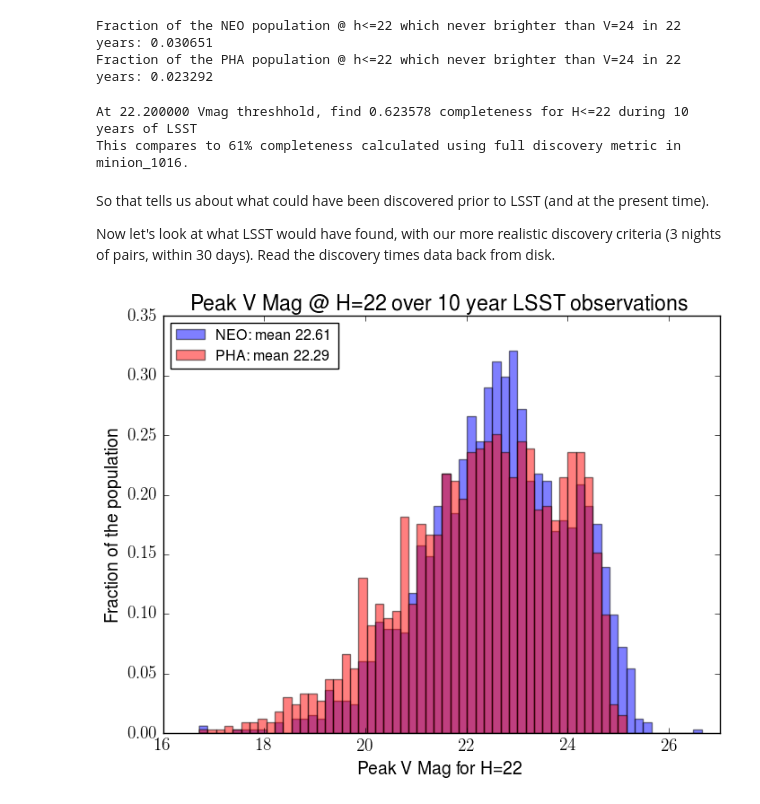
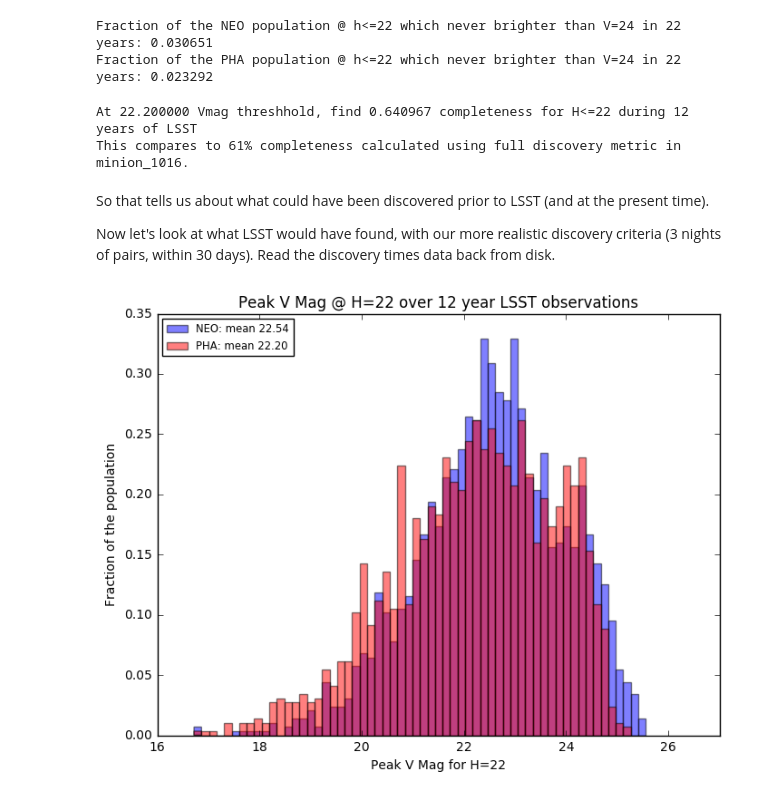
Before and after one commit to lsst-pst/neo_capabilities, a Jupyter notebook: Bright Objects Discovery Boost.ipynb, the cells around one changed output. Cells and saved outputs as stored; diff of their text form; code cells hidden in the pictures.

```diff
--- a/Bright Objects Discovery Boost.ipynb
+++ b/Bright Objects Discovery Boost.ipynb
@@ -56,12 +64,4 @@ If this notebook was previously run, or you have the information available, you
 # %%
-# Read previously calculated times of discovery for LSST, for the 15 years up to 'now', for the 22 years between
-# now and LSST start, for the 10 years of LSST (for other resources) and the times of discovery for LSST back from disk
-
-# Set up the moving object slicers for each of these ephemeride files. -- without obs data.
-slicerEphsN =  {}
-for t in ['neo', 'pha']:
-    slicerEphsN[t] = moO.setupSlicer(orbitFile[t], Hrange, obsFile=None)
-
 import os
 flist = os.listdir(outDir)
 knownBundle = {}
@@ -80,8 +80,8 @@ for t in ['neo', 'pha']:
         froot = 'Previously_known_PeakVMag_%s_MOOB' % (tp)
         peakVBundle[tp].fileRoot = froot
         moO.readMetricValues(peakVBundle[tp], outDir)
-    # 10 years during LSST
-    tp = t + '10'
+    # 12 years during LSST
+    tp = t + '12'
     knownBundle[tp] = mmb.MoMetricBundle(m1, slicerEphsN[t], None, runName="LSST period", metadata=t)
     froot = 'LSST_period_KnownObjects_%s_MOOB' % (t)
     knownBundle[tp].fileRoot = froot
@@ -102,8 +102,8 @@ ephemFile['pha15'] = os.path.join(ddir, 'phas_2k_15.dat')  # PHA ephems from 200
 ephemFile['neo15'] = os.path.join(ddir, 'neos_15.dat')  # NEO ephems from 2000-2015
 ephemFile['pha22'] = os.path.join(ddir, 'phas_2k_22.dat')  # PHA ephems from 2000-2022
 ephemFile['neo22'] = os.path.join(ddir, 'neos_22.dat')  # NEO ephems from 2000-2022
-ephemFile['pha10'] = os.path.join(ddir, 'phas_2k_10.dat')  # PHA ephems from 2022-2032
-ephemFile['neo10'] = os.path.join(ddir, 'neos_10.dat')  # NEO ephems from 2022-2032
+ephemFile['pha12'] = os.path.join(ddir, 'phas_2k_12.dat')  # PHA ephems from 2022-2034
+ephemFile['neo12'] = os.path.join(ddir, 'neos_12.dat')  # NEO ephems from 2022-2034
 
 ephems = {}
 for t in ephemFile:
@@ -162,7 +162,7 @@ for t in slicerEphs:
     plotDict = {'nxbins': 200, 'nybins': 200,
                 'title': '%s: %s' % ("Previously known", t)}
 
-    metric = metrics.KnownObjectsMetric(vMagThresh=20.0)
+    metric = metrics.KnownObjectsMetric(vMagThresh1=20.0, vMagThresh2=22.0, tSwitch=57023)
     knownBundle[t] = mmb.MoMetricBundle(metric, slicerEphs[t], None,
                                         runName="Previously known", metadata=t,
                                         plotDict=plotDict, plotFuncs=plotFuncs)
@@ -247,11 +247,11 @@ Fraction of the PHA population @ h<=22 which never brighter than V=24 in 22 year
 # %%
 # Check equivalent LSST threshhold
 lsstthresh = 22.2
-comp = calcFrac(peakVBundle['neo10'].metricValues, Hrange, lsstthresh)
-print "At %f Vmag threshhold, find %f completeness for H<=22 during 10 years of LSST" % (lsstthresh, comp[Hidx][0])
+comp = calcFrac(peakVBundle['neo12'].metricValues, Hrange, lsstthresh)
+print "At %f Vmag threshhold, find %f completeness for H<=22 during 12 years of LSST" % (lsstthresh, comp[Hidx][0])
 print "This compares to 61% completeness calculated using full discovery metric in minion_1016."
 # %% [output]
-At 22.200000 Vmag threshhold, find 0.623578 completeness for H<=22 during 10 years of LSST
+At 22.200000 Vmag threshhold, find 0.640967 completeness for H<=22 during 12 years of LSST
 This compares to 61% completeness calculated using full discovery metric in minion_1016.
 # %% [markdown]
 So that tells us about what could have been discovered prior to LSST (and at the present time).
@@ -289,22 +289,22 @@ for opsim in opsims:
 # %%
 # Just a plot to show why completeness so different for neos vs phas
 Hidx = np.where(Hrange == 22)[0]
-lpha = np.swapaxes(peakVBundle['pha10'].metricValues, 0, 1)[Hidx][0]
-lneo = np.swapaxes(peakVBundle['neo10'].metricValues, 0, 1)[Hidx][0]
+lpha = np.swapaxes(peakVBundle['pha12'].metricValues, 0, 1)[Hidx][0]
+lneo = np.swapaxes(peakVBundle['neo12'].metricValues, 0, 1)[Hidx][0]
 
 plt.figure(figsize=(8, 6))
 meanV = np.mean(lneo)
 n, b, p = plt.hist(lneo, bins=60, normed=True, color='b', alpha=0.5, label='NEO: mean %.2f' % meanV)
 meanV = np.mean(lpha)
 n, b, p = plt.hist(lpha, bins=b, normed=True, color='r', alpha=0.5, label='PHA: mean %.2f' % meanV)
 plt.xlim(16, 27)
 plt.legend(loc='upper left', fontsize='smaller')
-plt.title('Peak V Mag @ H=22 over 10 year LSST observations')
+plt.title('Peak V Mag @ H=22 over 12 year LSST observations')
 plt.xlabel('Peak V Mag for H=22')
 plt.ylabel('Fraction of the population')
 plt.savefig('lsst_peakVmag.pdf')
 # %% [output]
-[figure, old version]
+[figure, new version]
 # %%
 def combineTimes(discTimes1, discTimes2):
     discTimes = np.where(discTimes1.filled(100000) <= discTimes2.filled(1000000), discTimes1, discTimes2)
```
Also changed, not shown: parts of 5 cells of this notebook.
